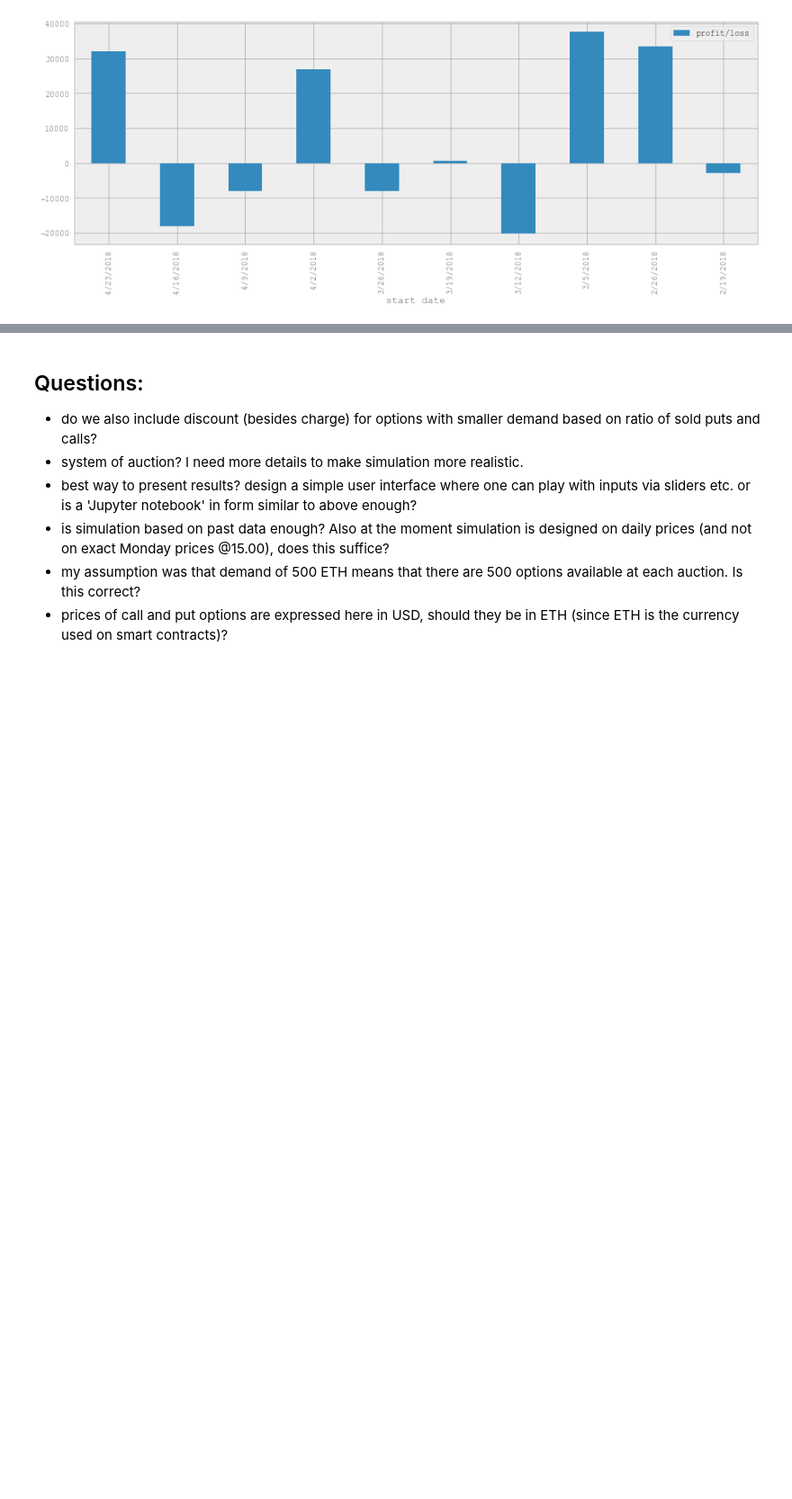
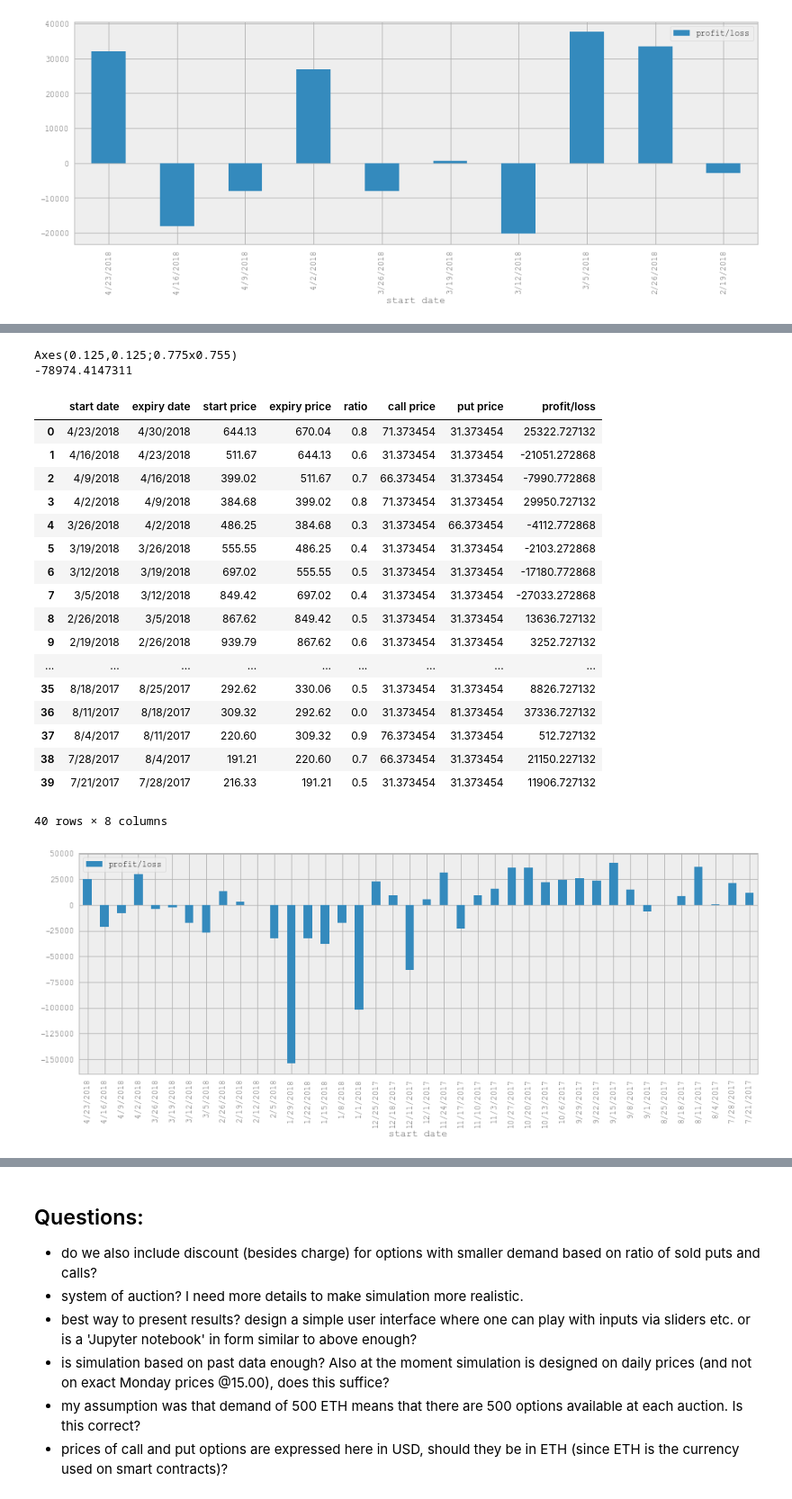
Before and after one commit to metodj/kripto, a Jupyter notebook: options model/simulation.ipynb, the cells around one changed output, grey strips where cells are left out. Shown at 90% size. Drawn from its saved outputs; the diff is of its cells as text; code cells hidden in the pictures; blank space fills up the shorter version.

```diff
--- a/options model/simulation.ipynb
+++ b/options model/simulation.ipynb
@@ -104,0 +191,24 @@ Axes(0.125,0.125;0.775x0.755)
+# %%
+simulation_expanded(1.5,50,40,0.7)
+# %% [output]
+Axes(0.125,0.125;0.775x0.755)
+-78974.4147311
+|  | start date | expiry date | start price | expiry price | ratio | call price | put price | profit/loss |
+| 0 | 4/23/2018 | 4/30/2018 | 644.13 | 670.04 | 0.8 | 71.373454 | 31.373454 | 25322.727132 |
+| 1 | 4/16/2018 | 4/23/2018 | 511.67 | 644.13 | 0.6 | 31.373454 | 31.373454 | -21051.272868 |
+| 2 | 4/9/2018 | 4/16/2018 | 399.02 | 511.67 | 0.7 | 66.373454 | 31.373454 | -7990.772868 |
+| 3 | 4/2/2018 | 4/9/2018 | 384.68 | 399.02 | 0.8 | 71.373454 | 31.373454 | 29950.727132 |
+| 4 | 3/26/2018 | 4/2/2018 | 486.25 | 384.68 | 0.3 | 31.373454 | 66.373454 | -4112.772868 |
+| 5 | 3/19/2018 | 3/26/2018 | 555.55 | 486.25 | 0.4 | 31.373454 | 31.373454 | -2103.272868 |
+| 6 | 3/12/2018 | 3/19/2018 | 697.02 | 555.55 | 0.5 | 31.373454 | 31.373454 | -17180.772868 |
+| 7 | 3/5/2018 | 3/12/2018 | 849.42 | 697.02 | 0.4 | 31.373454 | 31.373454 | -27033.272868 |
+| 8 | 2/26/2018 | 3/5/2018 | 867.62 | 849.42 | 0.5 | 31.373454 | 31.373454 | 13636.727132 |
+| 9 | 2/19/2018 | 2/26/2018 | 939.79 | 867.62 | 0.6 | 31.373454 | 31.373454 | 3252.727132 |
+| ... | ... | ... | ... | ... | ... | ... | ... | ... |
+| 35 | 8/18/2017 | 8/25/2017 | 292.62 | 330.06 | 0.5 | 31.373454 | 31.373454 | 8826.727132 |
+| 36 | 8/11/2017 | 8/18/2017 | 309.32 | 292.62 | 0.0 | 31.373454 | 81.373454 | 37336.727132 |
+| 37 | 8/4/2017 | 8/11/2017 | 220.60 | 309.32 | 0.9 | 76.373454 | 31.373454 | 512.727132 |
+| 38 | 7/28/2017 | 8/4/2017 | 191.21 | 220.60 | 0.7 | 66.373454 | 31.373454 | 21150.227132 |
+| 39 | 7/21/2017 | 7/28/2017 | 216.33 | 191.21 | 0.5 | 31.373454 | 31.373454 | 11906.727132 |
+40 rows × 8 columns
+[figure, added]
```
Also changed, not shown: parts of 8 cells of this notebook.
